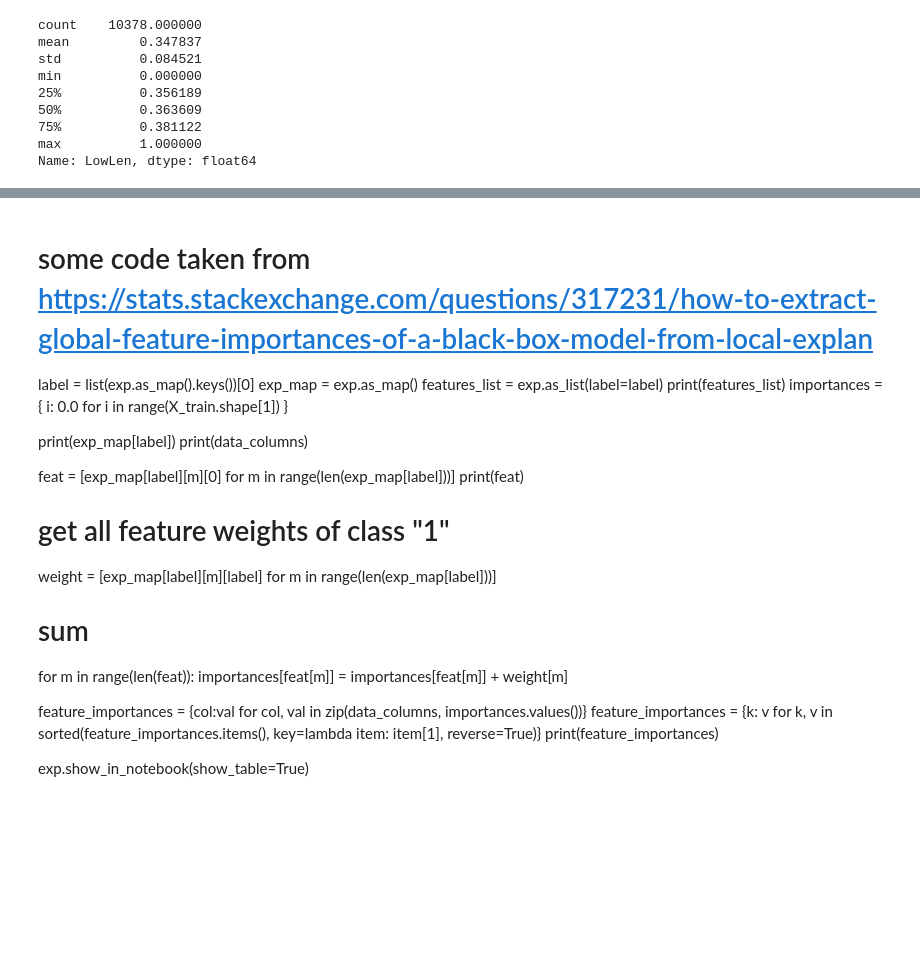
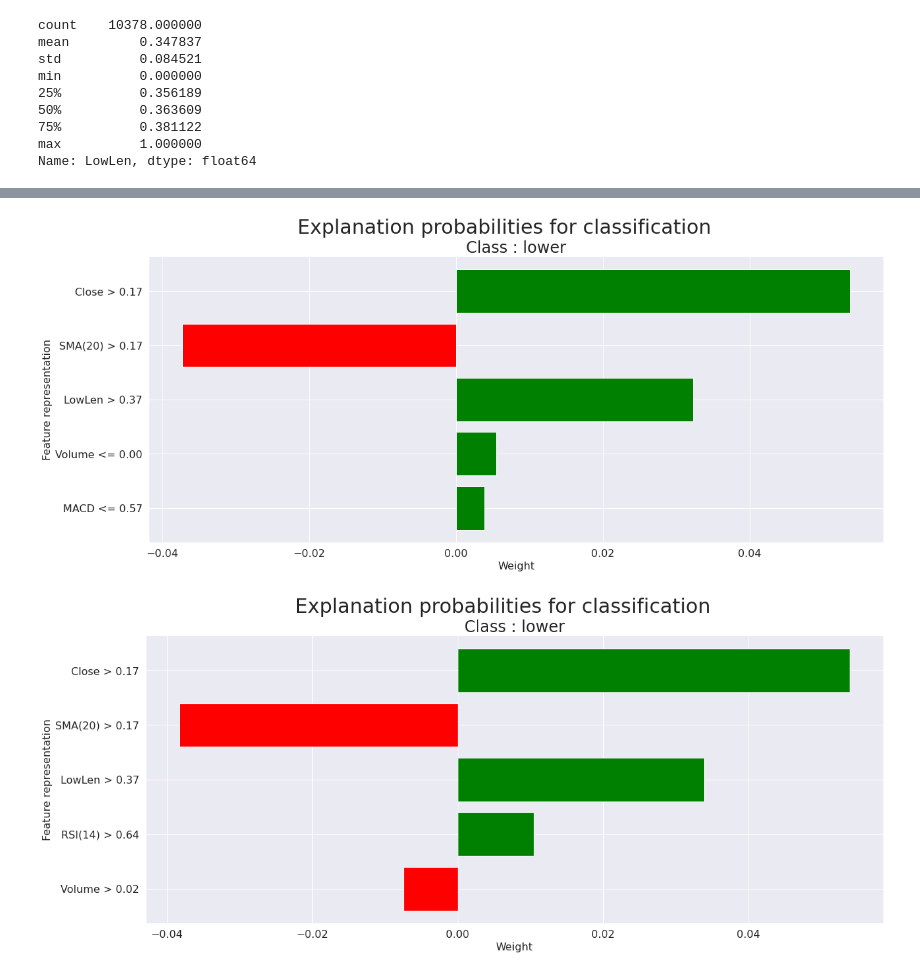
Before and after one commit to Naralas/StonksMarketPrediction, a Jupyter notebook: notebooks/StockPriceTendencyPrediction.ipynb, the cells around one changed output, grey strips where cells are left out. Cells and saved outputs as stored; diff of their text form; code cells hidden in the pictures; blank space fills up the shorter version.

```diff
--- a/notebooks/StockPriceTendencyPrediction.ipynb
+++ b/notebooks/StockPriceTendencyPrediction.ipynb
@@ -295,26 +312,6 @@ exp = explain_clf(clf_dict['SVM'].predict_proba, X_train, y_train, data_columns,
-# %% [markdown]
-# some code taken from https://stats.stackexchange.com/questions/317231/how-to-extract-global-feature-importances-of-a-black-box-model-from-local-explan
-label = list(exp.as_map().keys())[0]
-exp_map = exp.as_map()
-features_list = exp.as_list(label=label)
-print(features_list)
-importances = { i: 0.0 for i in range(X_train.shape[1]) }
-
-
-print(exp_map[label])
-print(data_columns)
-
-feat = [exp_map[label][m][0] for m in range(len(exp_map[label]))]
-print(feat)
-# get all feature weights of class "1"
-weight = [exp_map[label][m][label] for m in range(len(exp_map[label]))]
-
-# sum
-for m in range(len(feat)):
-    importances[feat[m]] = importances[feat[m]] + weight[m]
-
-feature_importances = {col:val for col, val in zip(data_columns, importances.values())}
-feature_importances = {k: v for k, v in sorted(feature_importances.items(), key=lambda item: item[1], reverse=True)}
-print(feature_importances)
-
-exp.show_in_notebook(show_table=True)
+# %%
+for exp in explanations:
+    plot_explanation(exp, class_names=['lower','stay','higher'])
+# %% [output]
+[figure, added]
+[figure, added]
```
Also changed, not shown: parts of 4 cells of this notebook, 16 other files.
